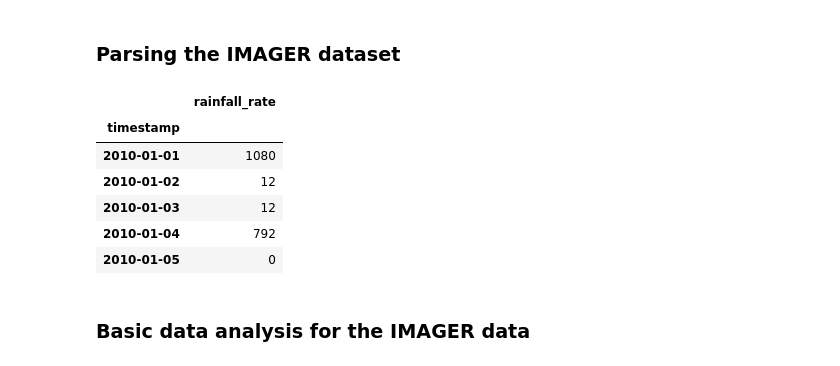
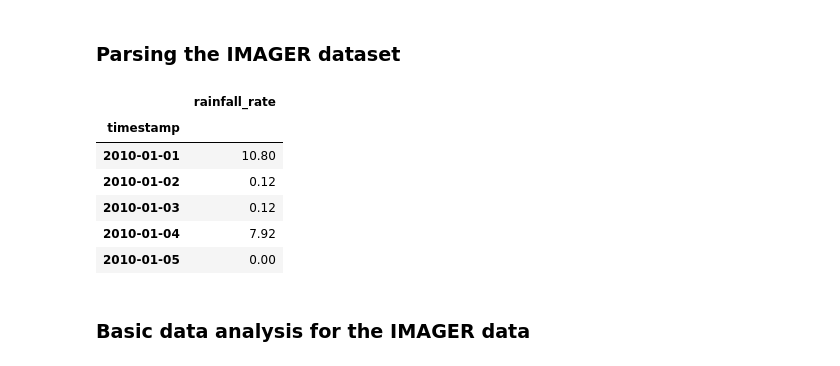
Before and after one commit to dsaharia/PRAT-Rainfall, a Jupyter notebook: imager-rainfall/Singapore.ipynb, the cells around one changed output. Saved outputs shown, nothing was run; the diff lists cells and outputs as text; code cells hidden in the pictures.

```diff
--- a/imager-rainfall/Singapore.ipynb
+++ b/imager-rainfall/Singapore.ipynb
@@ -117,17 +105,18 @@ imager_rainfall_df.set_index('timestamp', inplace=True)
 # %%
 imager_sampled_df = pd.DataFrame()
 imager_sampled_df = imager_rainfall_df.groupby(pd.Grouper(freq="M")).resample('D').sum() # Groupby MONTH and then taking the total daily sum
 imager_sampled_df.drop(['day', 'hour', 'minute'], axis=1, inplace=True) # Dropped the day, hour, minute columns
 imager_sampled_df = imager_sampled_df.reset_index(level=0, drop=True)
+imager_sampled_df['rainfall_rate'] = imager_sampled_df['rainfall_rate']/100 # downscaled by 100
 imager_sampled_df.head() # Imager Data after resampling
 # %% [output]
 |  | rainfall_rate |
 | timestamp |  |
-| 2010-01-01 | 1080 |
-| 2010-01-02 | 12 |
-| 2010-01-03 | 12 |
-| 2010-01-04 | 792 |
-| 2010-01-05 | 0 |
+| 2010-01-01 | 10.80 |
+| 2010-01-02 | 0.12 |
+| 2010-01-03 | 0.12 |
+| 2010-01-04 | 7.92 |
+| 2010-01-05 | 0.00 |
 # %%
 def plot_monthly_data():
     titles = ["January 2010", "February 2010", "March 2010", "April 2010", "May 2010", "June 2010", "July 2010", "August 2010", "September 2010", "October 2010", "November 2010", "December 2010"]
```
Also changed, not shown: parts of 11 cells of this notebook.
